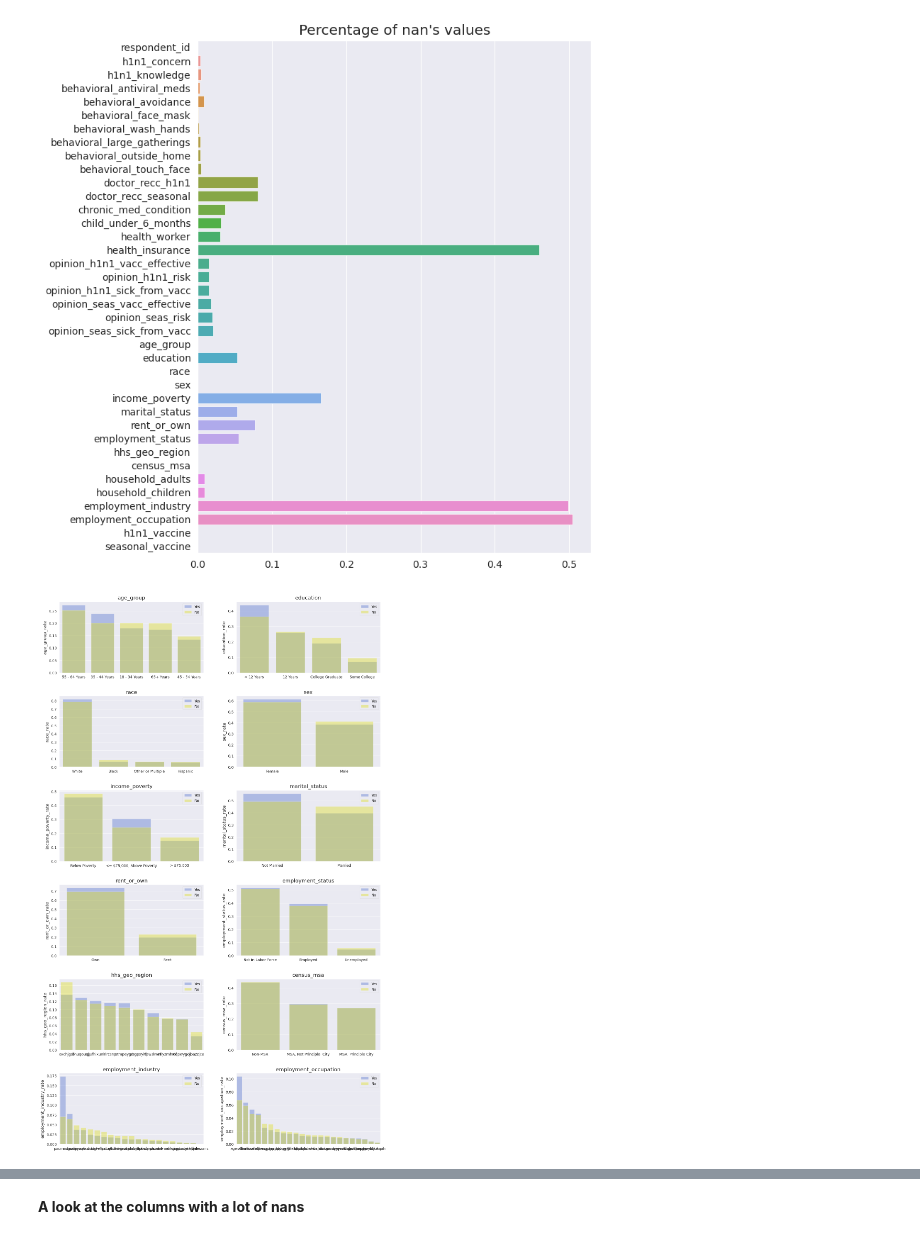
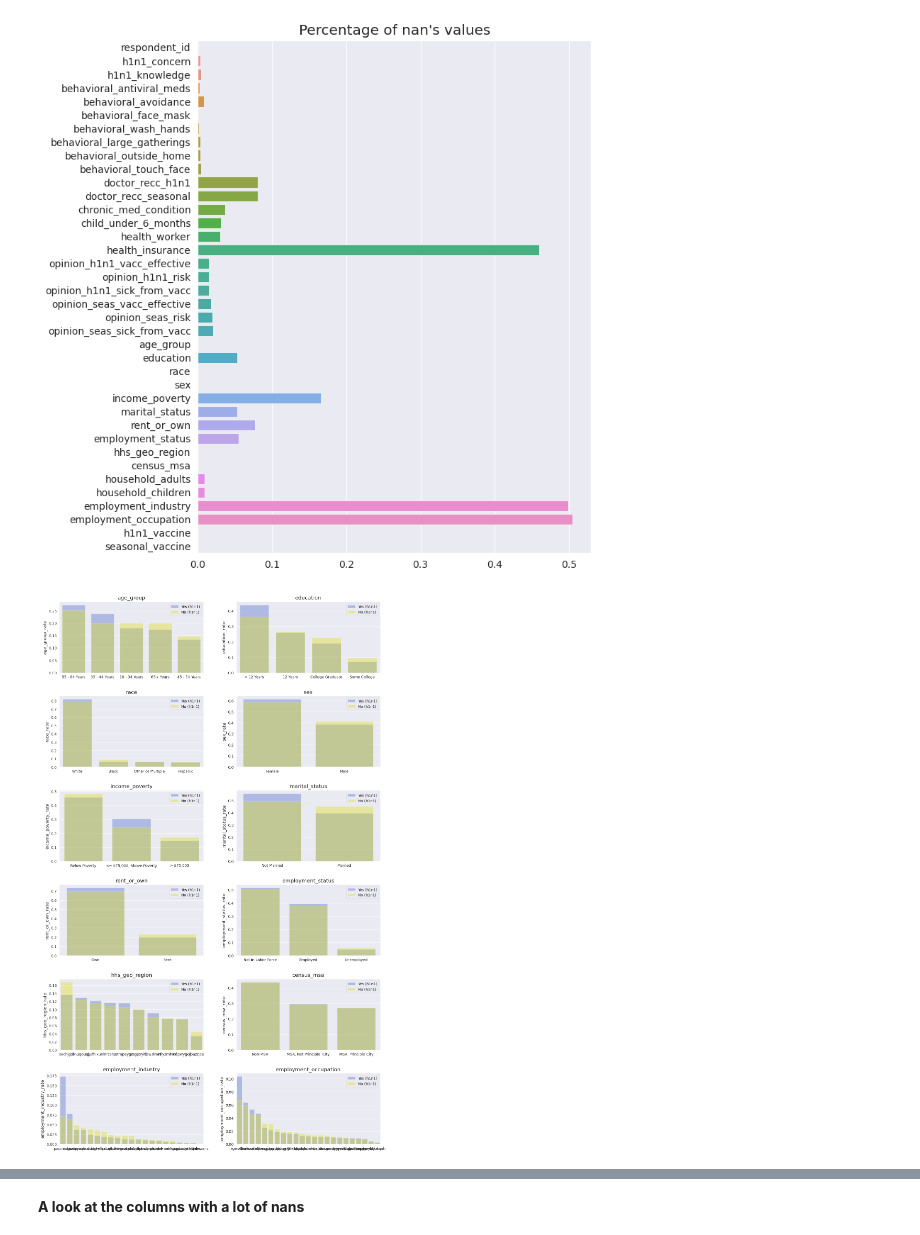
Before and after one commit to Rolf110/Flu-Shot-Learning---Competition, a Jupyter notebook: FirstTest.ipynb, the cells around one changed output, grey strips where cells are left out. Drawn from its saved outputs; the diff is of its cells as text; code cells hidden in the pictures.

```diff
--- a/FirstTest.ipynb
+++ b/FirstTest.ipynb
@@ -73,27 +73,27 @@ cat_features = df.select_dtypes('object').columns.tolist()
 # %%
 fig, ax = plt.subplots(len(cat_features) // 2, 2, figsize=(14, 22))
 
 for feature, curr_ax in zip(cat_features, ax.ravel()):
 
     sns.barplot(x=df[feature].unique(),
                 y=df[df.h1n1_vaccine == 1][feature].value_counts(dropna=False, normalize=True),
                 alpha=0.4,
-                label='Yes',
+                label='Yes (h1n1)',
                 ax=curr_ax,
                 color='royalblue')
 
     sns.barplot(x=df[feature].unique(),
                 y=df[df.h1n1_vaccine == 0][feature].value_counts(dropna=False, normalize=True),
                 alpha=0.4,
-                label='No',
+                label='No (h1n1)',
                 ax=curr_ax,
                 color='yellow')
 
     curr_ax.set_title(feature)
     curr_ax.set_ylabel(feature + '_rate')
     curr_ax.legend()
 
 plt.tight_layout(pad=3)
 plt.show()
 # %% [output]
-[figure, old version]
+[figure, new version]
```
Also changed, not shown: parts of 14 cells of this notebook.
